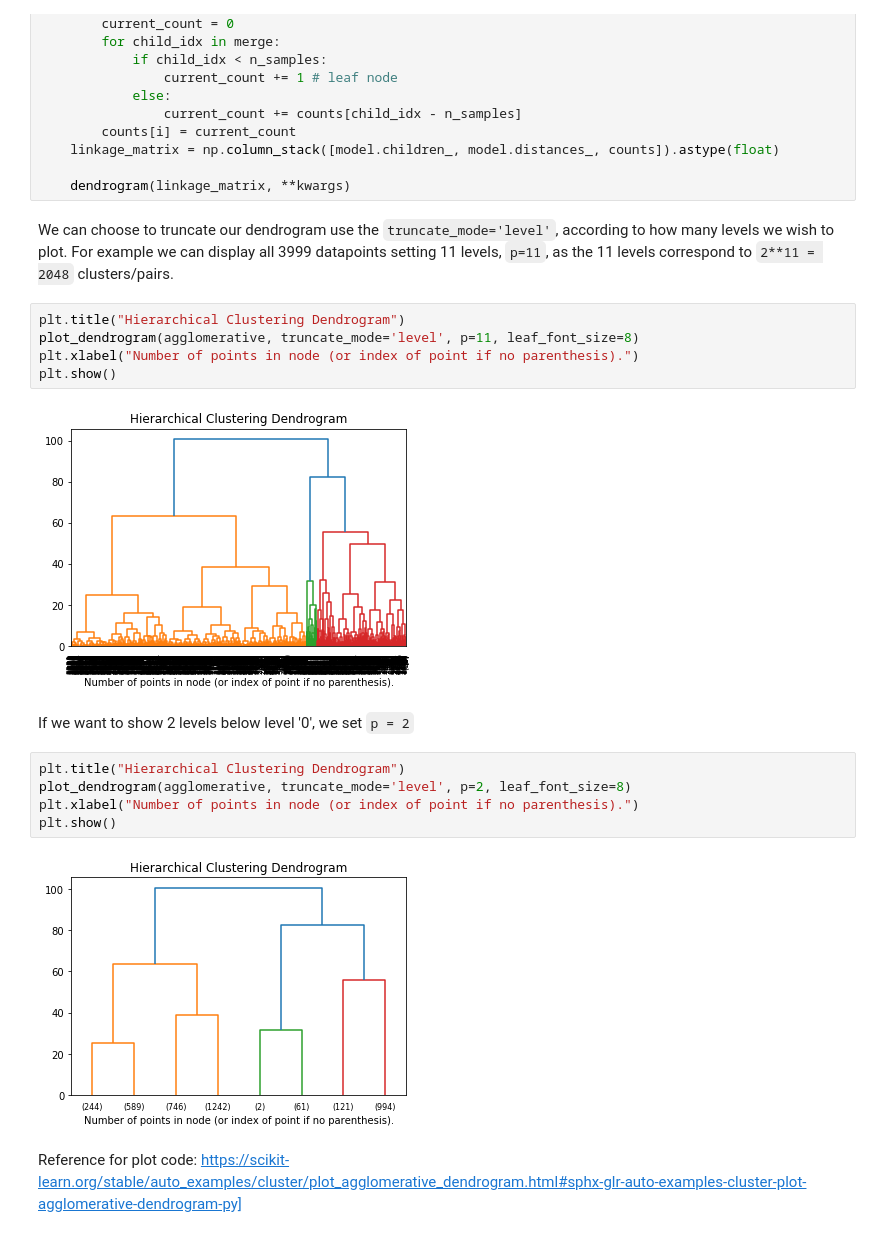
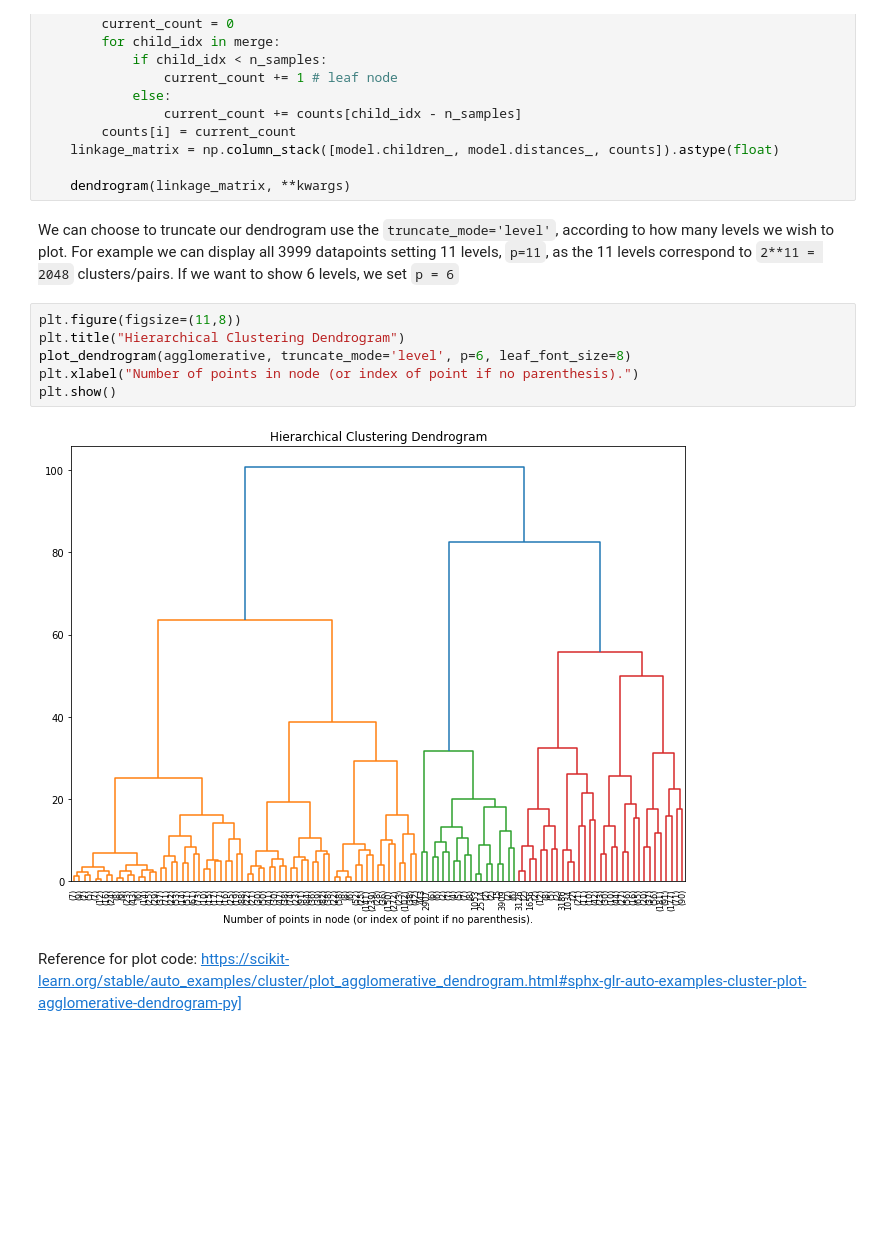
Before and after one commit to paulgrigas/IEOR-142-242-Python-Project, a Jupyter notebook: Lab 7/Lab7b_teaching.ipynb, the cells around one changed output. Drawn from its saved outputs; the diff is of its cells as text; blank space fills up the shorter version.

```diff
--- a/Lab 7/Lab7b_teaching.ipynb
+++ b/Lab 7/Lab7b_teaching.ipynb
@@ -243,23 +243,15 @@ def plot_dendrogram(model, **kwargs):
 
     dendrogram(linkage_matrix, **kwargs)
 # %% [markdown]
-We can choose to truncate our dendrogram use the `truncate_mode='level'`, according to how many levels we wish to plot. For example we can display all 3999 datapoints setting 11 levels, `p=11`, as the 11 levels correspond to `2**11 = 2048` clusters/pairs.
+We can choose to truncate our dendrogram use the `truncate_mode='level'`, according to how many levels we wish to plot. For example we can display all 3999 datapoints setting 11 levels, `p=11`, as the 11 levels correspond to `2**11 = 2048` clusters/pairs. If we want to show 6 levels, we set `p = 6`
 # %%
+plt.figure(figsize=(11,8))
 plt.title("Hierarchical Clustering Dendrogram")
-plot_dendrogram(agglomerative, truncate_mode='level', p=11, leaf_font_size=8)
+plot_dendrogram(agglomerative, truncate_mode='level', p=6, leaf_font_size=8)
 plt.xlabel("Number of points in node (or index of point if no parenthesis).")
 plt.show()
 # %% [output]
-[figure, old version]
+[figure, new version]
-# %% [markdown]
-If we want to show 2 levels below level '0', we set `p = 2`
-# %%
-plt.title("Hierarchical Clustering Dendrogram")
-plot_dendrogram(agglomerative, truncate_mode='level', p=2, leaf_font_size=8)
-plt.xlabel("Number of points in node (or index of point if no parenthesis).")
-plt.show()
-# %% [output]
-[figure, removed]
 # %% [markdown]
 Reference for plot code:
 https://scikit-learn.org/stable/auto_examples/cluster/plot_agglomerative_dendrogram.html#sphx-glr-auto-examples-cluster-plot-agglomerative-dendrogram-py]
```
Also changed, not shown: parts of 5 cells of this notebook.
